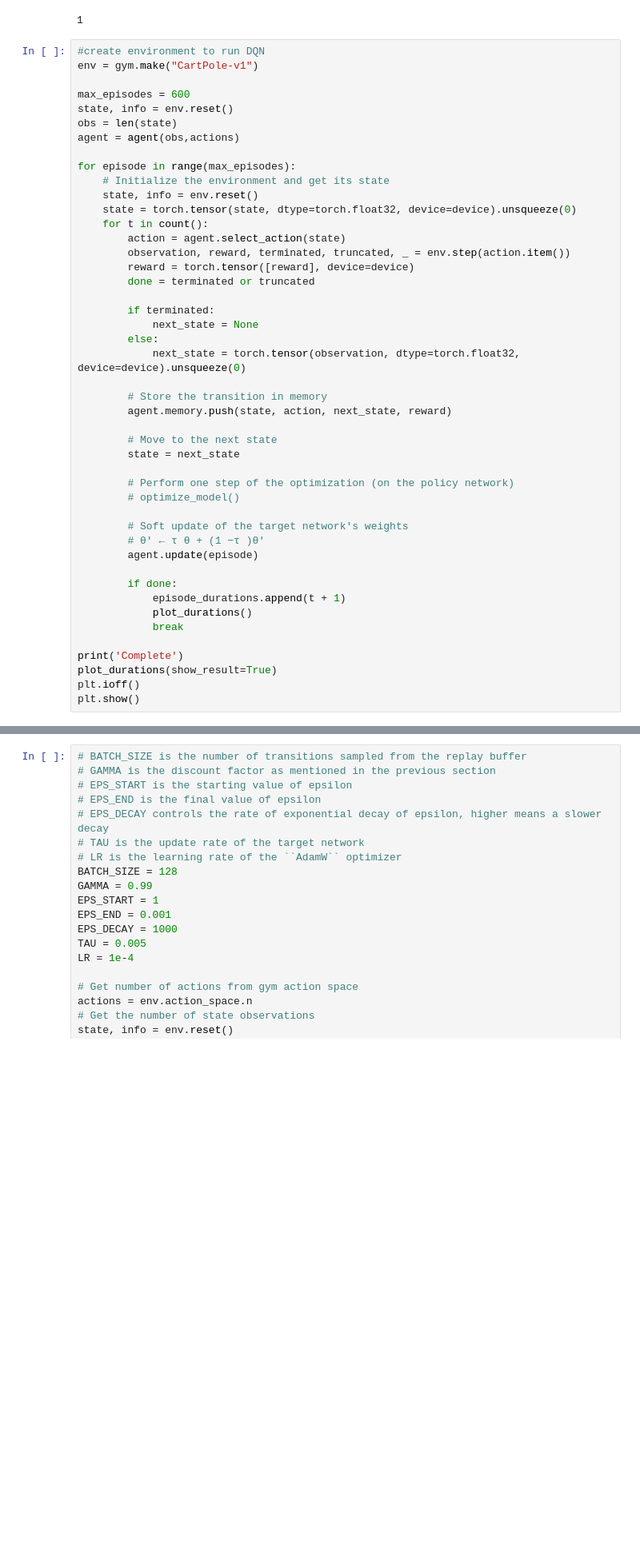
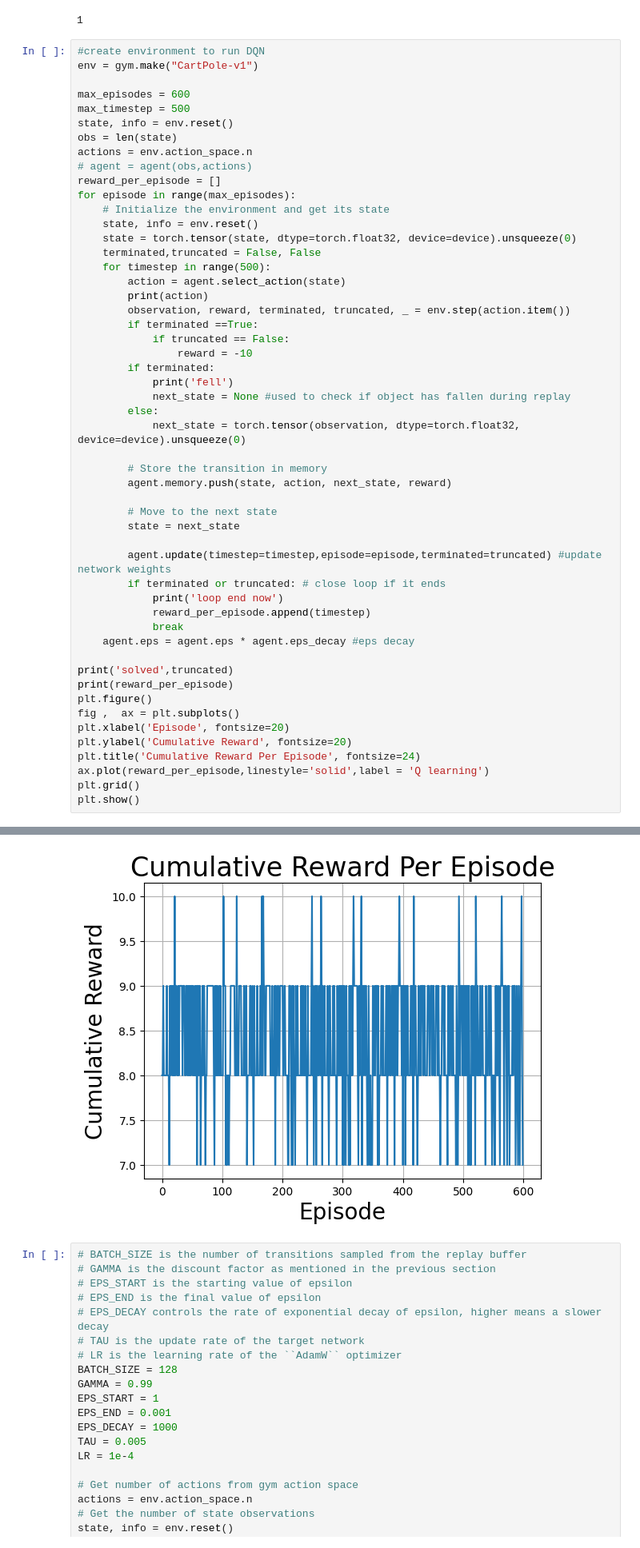
Before and after one commit to awseq12/assigment2, a Jupyter notebook: checkpoint2/DQN_cartpole.ipynb, the cells around one changed output, grey strips where cells are left out. Shown at 80% size. Cells and saved outputs as stored; diff of their text form; blank space fills up the shorter version.

```diff
--- a/checkpoint2/DQN_cartpole.ipynb
+++ b/checkpoint2/DQN_cartpole.ipynb
@@ -170,22 +155,27 @@ len(m)
 env = gym.make("CartPole-v1")
 
 max_episodes = 600
+max_timestep = 500
 state, info = env.reset()
 obs = len(state)
-agent = agent(obs,actions)
-
+actions = env.action_space.n
+# agent = agent(obs,actions)
+reward_per_episode = []
 for episode in range(max_episodes):
     # Initialize the environment and get its state
     state, info = env.reset()
     state = torch.tensor(state, dtype=torch.float32, device=device).unsqueeze(0)
-    for t in count():
+    terminated,truncated = False, False
+    for timestep in range(500):
         action = agent.select_action(state)
+        print(action)
         observation, reward, terminated, truncated, _ = env.step(action.item())
-        reward = torch.tensor([reward], device=device)
-        done = terminated or truncated
-
+        if terminated ==True:
+            if truncated == False:
+                reward = -10
         if terminated:
-            next_state = None
+            print('fell')
+            next_state = None #used to check if object has fallen during replay
         else:
             next_state = torch.tensor(observation, dtype=torch.float32, device=device).unsqueeze(0)
 
@@ -195,19 +185,21 @@ for episode in range(max_episodes):
         # Move to the next state
         state = next_state
 
-        # Perform one step of the optimization (on the policy network)
-        # optimize_model()
+        agent.update(timestep=timestep,episode=episode,terminated=truncated) #update network weights
+        if terminated or truncated: # close loop if it ends
+            print('loop end now')
+            reward_per_episode.append(timestep)
+            break
+    agent.eps = agent.eps * agent.eps_decay #eps decay
 
-        # Soft update of the target network's weights
-        # θ′ ← τ θ + (1 −τ )θ′
-        agent.update(episode)
-
-        if done:
-            episode_durations.append(t + 1)
-            plot_durations()
-            break
-
-print('Complete')
-plot_durations(show_result=True)
-plt.ioff()
+print('solved',truncated)
+print(reward_per_episode)
+plt.figure()
+fig ,  ax = plt.subplots()
+plt.xlabel('Episode', fontsize=20)
+plt.ylabel('Cumulative Reward', fontsize=20)
+plt.title('Cumulative Reward Per Episode', fontsize=24)
+ax.plot(reward_per_episode,linestyle='solid',label = 'Q learning')
+plt.grid()
 plt.show()
+# %% [output]
@@ -214,3 +224,4 @@ plt.show()
+[figure, added]
 # %%
 # BATCH_SIZE is the number of transitions sampled from the replay buffer
 # GAMMA is the discount factor as mentioned in the previous section
```
Also changed, not shown: parts of 7 cells of this notebook.
